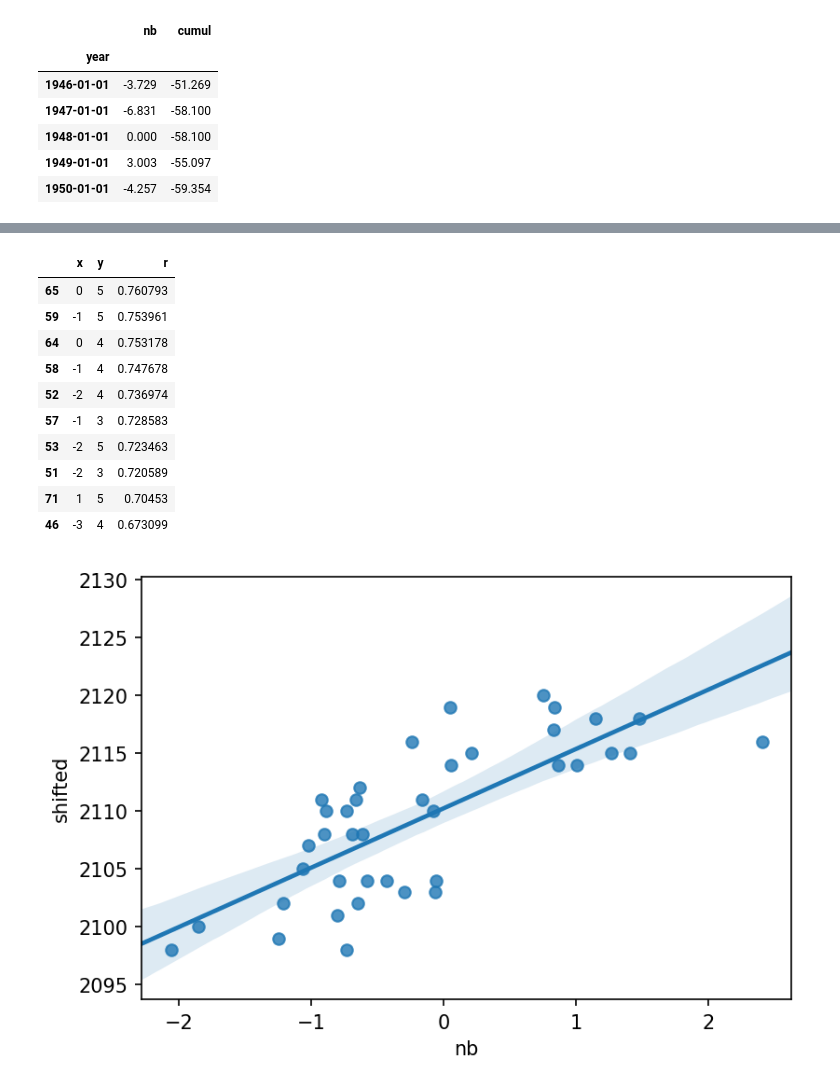
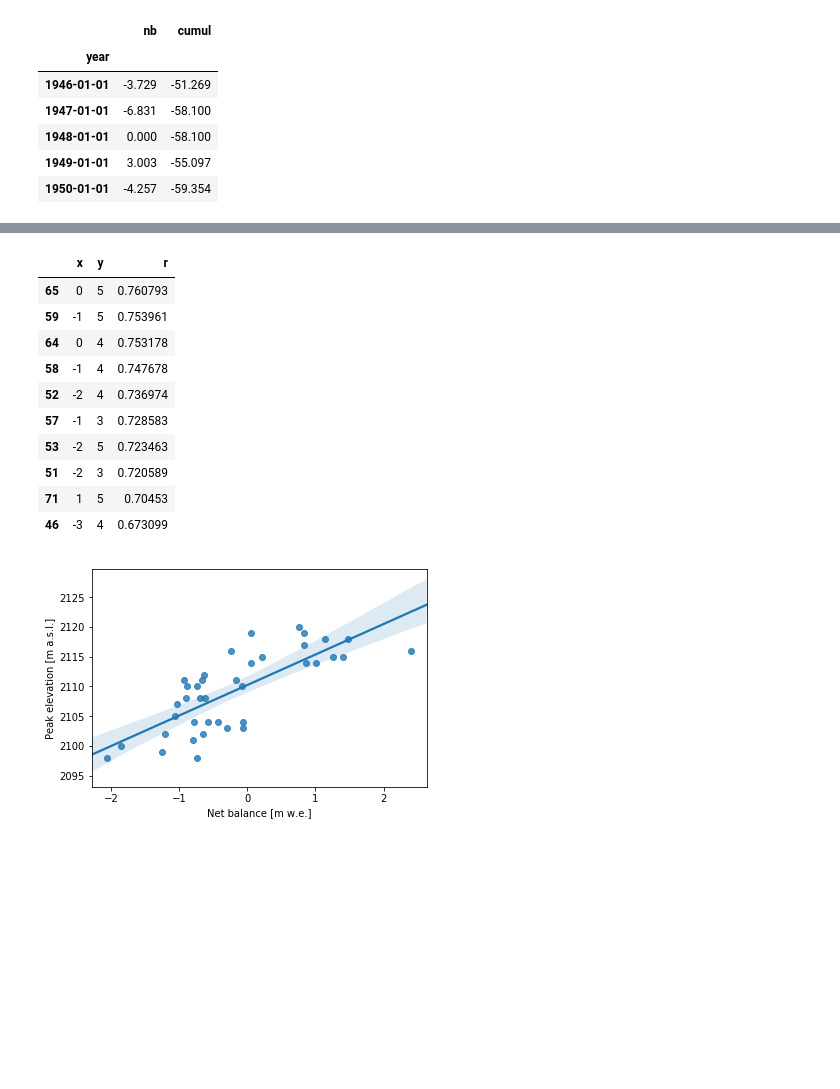
Before and after one commit to erikmannerfelt/Sydtoppen, a Jupyter notebook: figures/Height correlations.ipynb, the cells around one changed output, grey strips where cells are left out. Cells and saved outputs as stored; diff of their text form; code cells hidden in the pictures; blank space fills up the shorter version.

```diff
--- a/figures/Height correlations.ipynb
+++ b/figures/Height correlations.ipynb
@@ -52,36 +52,40 @@ for x in np.arange(-10, 10):
 
         # Graph
         if x == 0 and y == 5:
 
             joined = rol_mb.join(test["shifted"]).dropna(how="any")
 
             #plt.scatter(joined["nb"], joined["shifted"], c=joined.index, s=15)
             sns.regplot("nb", "shifted", data=joined)
 
             for i, yr in enumerate(joined.index):
                 coord = tuple(joined.iloc[i, [0, 2]])
                 #plt.annotate(yr.year, coord, fontsize=6, ha="center", va="center")
 
 
 
         count += 1
 
+plt.ylabel("Peak elevation [m a.s.l.]")
+plt.xlabel("Net balance [m w.e.]")
+
+
+plt.savefig("export/correlation_180510.png", dpi=300)
+
 result.sort_values("r", ascending=False).head(10)
-
-#plt.scatter(test["nb"], test["diff"])
 # %% [output]
 |  | x | y | r |
 | 65 | 0 | 5 | 0.760793 |
 | 59 | -1 | 5 | 0.753961 |
 | 64 | 0 | 4 | 0.753178 |
 | 58 | -1 | 4 | 0.747678 |
 | 52 | -2 | 4 | 0.736974 |
 | 57 | -1 | 3 | 0.728583 |
 | 53 | -2 | 5 | 0.723463 |
 | 51 | -2 | 3 | 0.720589 |
 | 71 | 1 | 5 | 0.70453 |
 | 46 | -3 | 4 | 0.673099 |
-[figure, old version]
+[figure, new version]
 # %%
 data = mb.join(elev)
 
```
Also changed, not shown: parts of 3 cells of this notebook, 2 other files.
